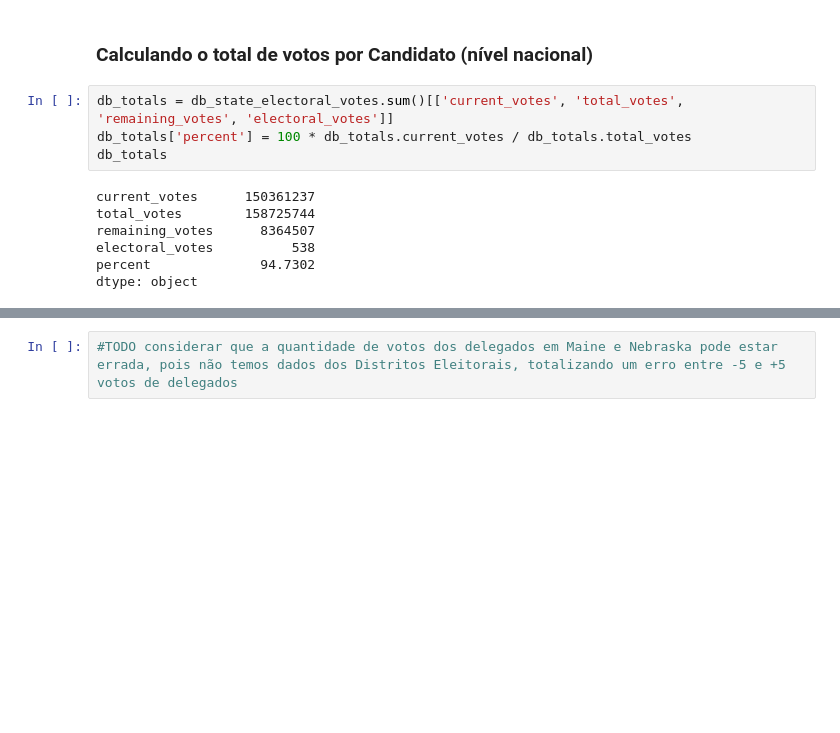
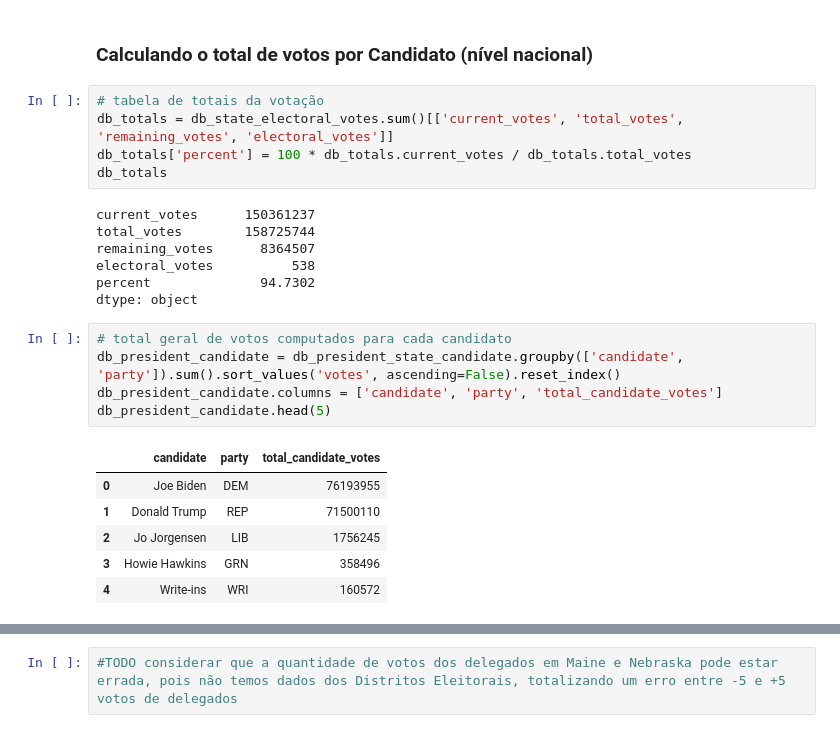
Before and after one commit to bmnds/uea-data-science-03-statistics, a Jupyter notebook: [Estatística04]_Trabalho_Final.ipynb, the cells around one changed output, grey strips where cells are left out. Drawn from its saved outputs; the diff is of its cells as text; blank space fills up the shorter version.

```diff
--- a/[Estatística04]_Trabalho_Final.ipynb
+++ b/[Estatística04]_Trabalho_Final.ipynb
@@ -329,6 +329,7 @@ db_results_by_state[db_results_by_state['is_state_decided'].eq(False)]
 # %% [markdown]
 ### Calculando o total de votos por Candidato (nível nacional)
 # %%
+# tabela de totais da votação
 db_totals = db_state_electoral_votes.sum()[['current_votes', 'total_votes', 'remaining_votes', 'electoral_votes']]
 db_totals['percent'] = 100 * db_totals.current_votes / db_totals.total_votes
 db_totals
@@ -339,3 +340,15 @@ remaining_votes      8364507
 electoral_votes          538
 percent              94.7302
 dtype: object
+# %%
+# total geral de votos computados para cada candidato
+db_president_candidate = db_president_state_candidate.groupby(['candidate', 'party']).sum().sort_values('votes', ascending=False).reset_index()
+db_president_candidate.columns = ['candidate', 'party', 'total_candidate_votes']
+db_president_candidate.head(5)
+# %% [output]
+|  | candidate | party | total_candidate_votes |
+| 0 | Joe Biden | DEM | 76193955 |
+| 1 | Donald Trump | REP | 71500110 |
+| 2 | Jo Jorgensen | LIB | 1756245 |
+| 3 | Howie Hawkins | GRN | 358496 |
+| 4 | Write-ins | WRI | 160572 |
```
Also changed, not shown: parts of 4 cells of this notebook.
